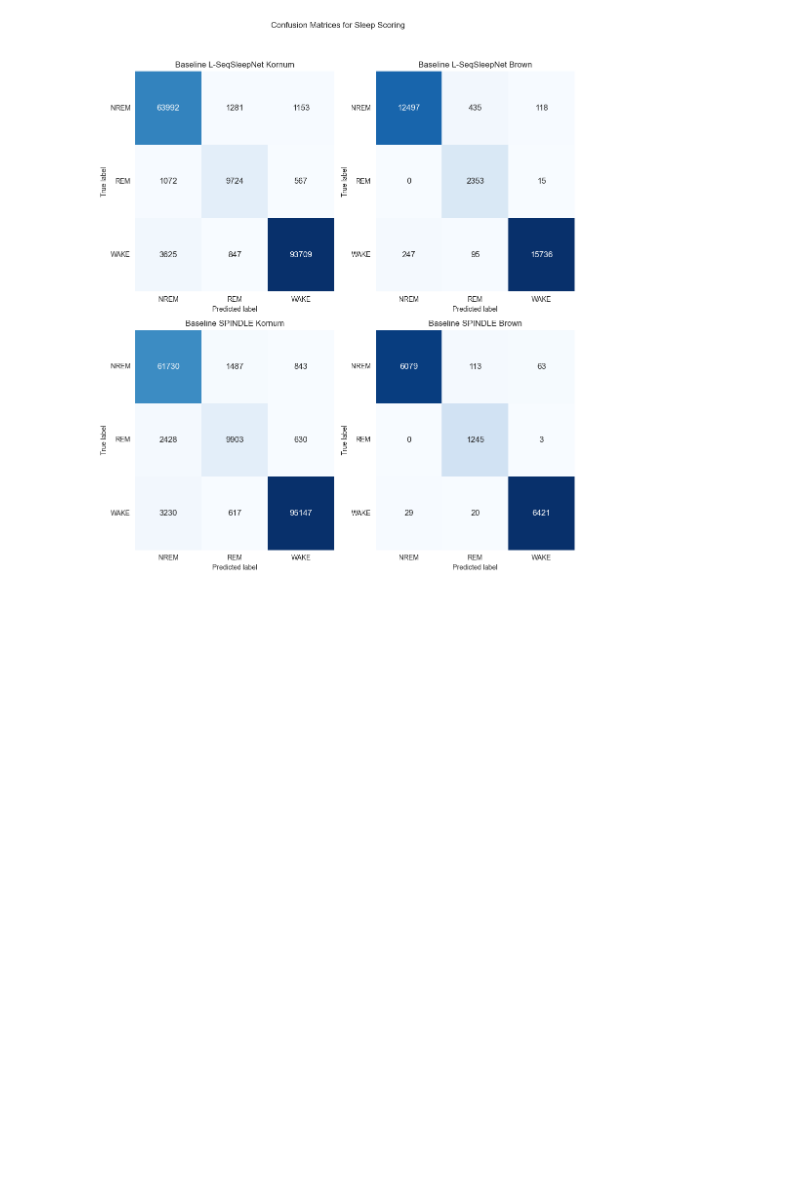
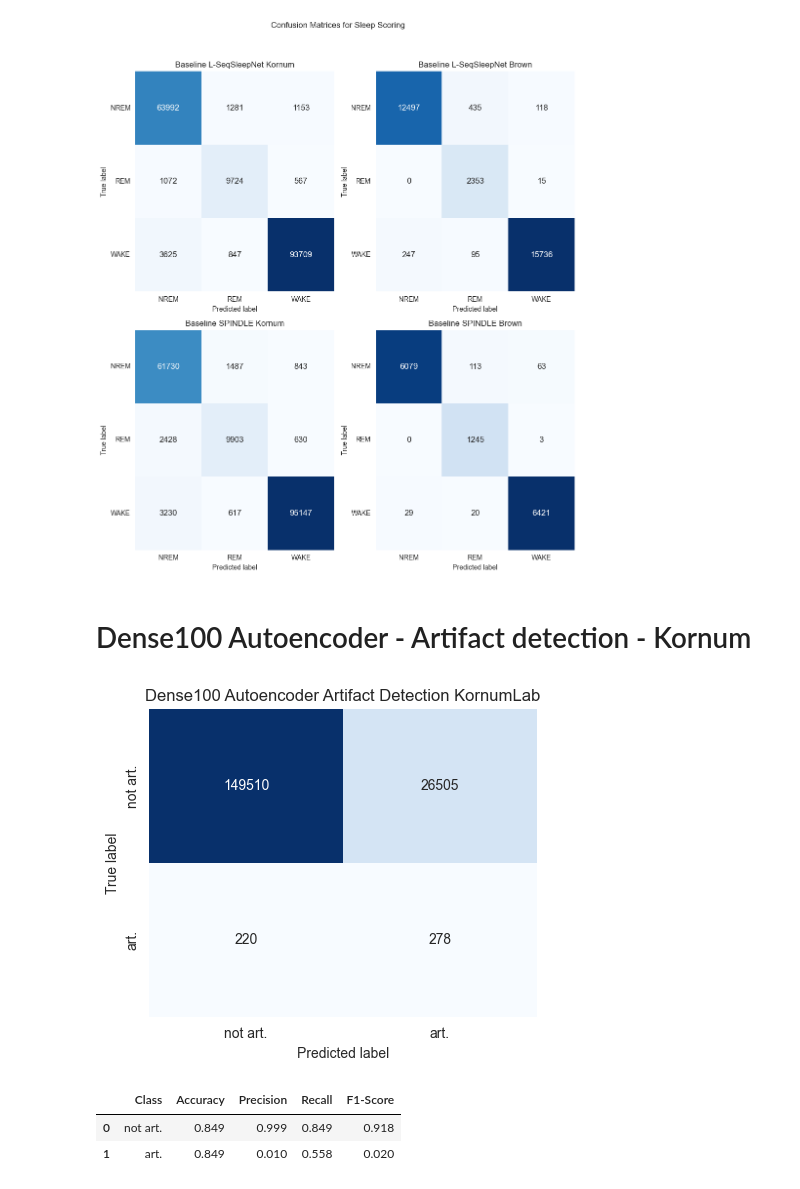
Before and after one commit to LucasDJensen/02466-spindle, a Jupyter notebook: extract_embeddings/Matrix Reproducer.ipynb, the cells around one changed output. Cells and saved outputs as stored; diff of their text form; code cells hidden in the pictures; blank space fills up the shorter version.

```diff
--- a/extract_embeddings/Matrix Reproducer.ipynb
+++ b/extract_embeddings/Matrix Reproducer.ipynb
@@ -666,3 +704,21 @@ plt.savefig('confusion_matrices_sleep_scoring.png', dpi=500)
 plt.show()
 # %% [output]
 [figure]
+# %% [markdown]
+# Dense100 Autoencoder - Artifact detection - Kornum
+# %%
+confusion_matrix = np.array([
+    [149510, 26505],
+    [220, 278],
+])
+name = 'autoencoder_dense100_artifact_detection_kornum'
+plot(confusion_matrix, f'{name}.png',
+     'Dense100 Autoencoder Artifact Detection KornumLab')
+
+results = metrics(confusion_matrix)
+round(results, 3)
+# %% [output]
+[figure, added]
+|  | Class | Accuracy | Precision | Recall | F1-Score |
+| 0 | not art. | 0.849 | 0.999 | 0.849 | 0.918 |
+| 1 | art. | 0.849 | 0.010 | 0.558 | 0.020 |
```
Also changed, not shown: parts of 19 cells of this notebook.
